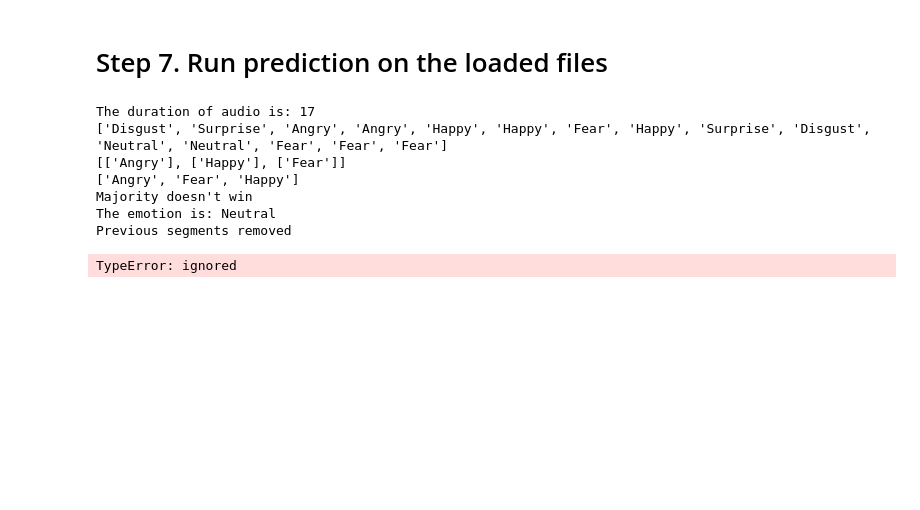
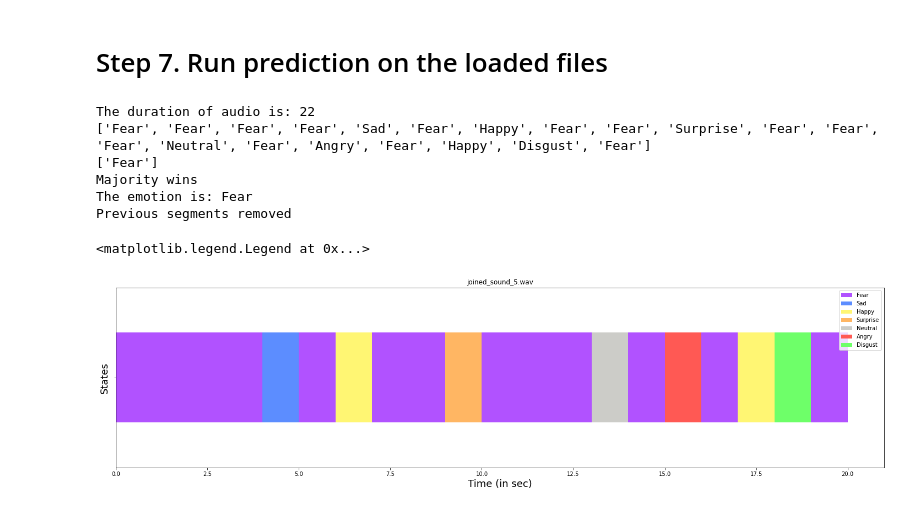
Before and after one commit to DeivisDervinis/Speech-Emotion-Analyzer, a Jupyter notebook: colab/EAPDA.ipynb, the cells around one changed output. Drawn from its saved outputs; the diff is of its cells as text; code cells hidden in the pictures; blank space fills up the shorter version.

Commit message:
Creates a bar chart of predicted emotions

```diff
--- a/colab/EAPDA.ipynb
+++ b/colab/EAPDA.ipynb
@@ -265,6 +271,9 @@ SER = speechEmotionRecognition(model_sub_dir)
 
 # Create an empty segment emotion list to store emotions
 segmentEmoList = []
+
+# Create an empty 2d array for plotting emotions
+plotEmoList = []
 
 # Create an empty final emotion list for tracking emotions through segments
 finalEmoList = []
@@ -328,7 +337,8 @@ for k in range(0, len(listOfSegNames)):
     emotions, timestamp = SER.predict_emotion_from_file(rec_sub_dir, chunk_step=step*sample_rate)
 
     # Append emotion of the segment to a list
-    segmentEmoList.append(max(set(emotions), key=emotions.count))
+    maxValEmo = max(set(emotions), key=emotions.count)
+    segmentEmoList.append(maxValEmo)
 
 
     # Check states after the initial state
@@ -365,7 +375,6 @@ for k in range(0, len(listOfSegNames)):
 
 # Prints for debugging
 print(segmentEmoList)
-print(finalEmoList)
 
 # Create an empty list to store unhashedList
 unhashedList = []
@@ -392,40 +401,39 @@ for segment in listOfSegNames:
   !rm $segment
 print("Previous segments removed")
 # %% [output]
-The duration of audio is: 17
-['Disgust', 'Surprise', 'Angry', 'Angry', 'Happy', 'Happy', 'Fear', 'Happy', 'Surprise', 'Disgust', 'Neutral', 'Neutral', 'Fear', 'Fear', 'Fear']
-[['Angry'], ['Happy'], ['Fear']]
-['Angry', 'Fear', 'Happy']
-Majority doesn't win
-The emotion is: Neutral
+The duration of audio is: 22
+['Fear', 'Fear', 'Fear', 'Fear', 'Sad', 'Fear', 'Happy', 'Fear', 'Fear', 'Surprise', 'Fear', 'Fear', 'Fear', 'Neutral', 'Fear', 'Angry', 'Fear', 'Happy', 'Disgust', 'Fear']
+['Fear']
+Majority wins
+The emotion is: Fear
 Previous segments removed
 # %%
 import pandas as pd
 import matplotlib.pyplot as plt
 
-# 0:'Angry', 1:'Disgust', 2:'Fear', 3:'Happy', 4:'Neutral', 5:'Sad', 6:'Surprise'
+colorDict = {'Angry':"#ff5954",'Disgust':"#6eff69", 'Fear':"#b152ff", 'Happy': '#fff673', 'Neutral':'#ccccc8', 'Sad':'#5c8dff', 'Surprise':'#ffb663'}
+colorList = []
+
+df = pd.DataFrame({}, index=[0])
+counter = 0
+for item in segmentEmoList:
+  df.insert(counter, item, 1, True)
+  counter += 1
+  colorList.append(colorDict.get(item))
+
+ax = df.plot.barh(stacked=True, color=colorList)
 
 
-a = [3]
-b = [5]
-c = [4]
-d = [6]
-e = [2]
-f = [4]
-g = [3]
-
-# {'Angry' : a,'Disgust' : b, 'Fear' : c, 'Happy': d, 'Neutral': e, 'Sad': f, 'Surprise': g
-
-df = pd.DataFrame({'Angry': a}, ignore_index=True)
-df.append({'Disgust': b})
-ax = df.plot.barh(stacked=True);
-
-ax.figure.set_size_inches(10,6)
+ax.figure.set_size_inches(25,6)
 ax.set_xlabel('Time (in sec)', fontsize=18)
 ax.set_ylabel('States', fontsize=18)
 ax.set_yticklabels([])
 
+handles, labels = ax.get_legend_handles_labels()
+by_label = dict(zip(labels, handles))
+
 ax.set_title(audio_file_name)
-ax.legend(loc='upper left')
+ax.legend(by_label.values(), by_label.keys())
 # %% [output]
-TypeError: ignored
+<matplotlib.legend.Legend at 0x...>
+[figure, added]
```
Also changed, not shown: parts of 3 cells of this notebook.
